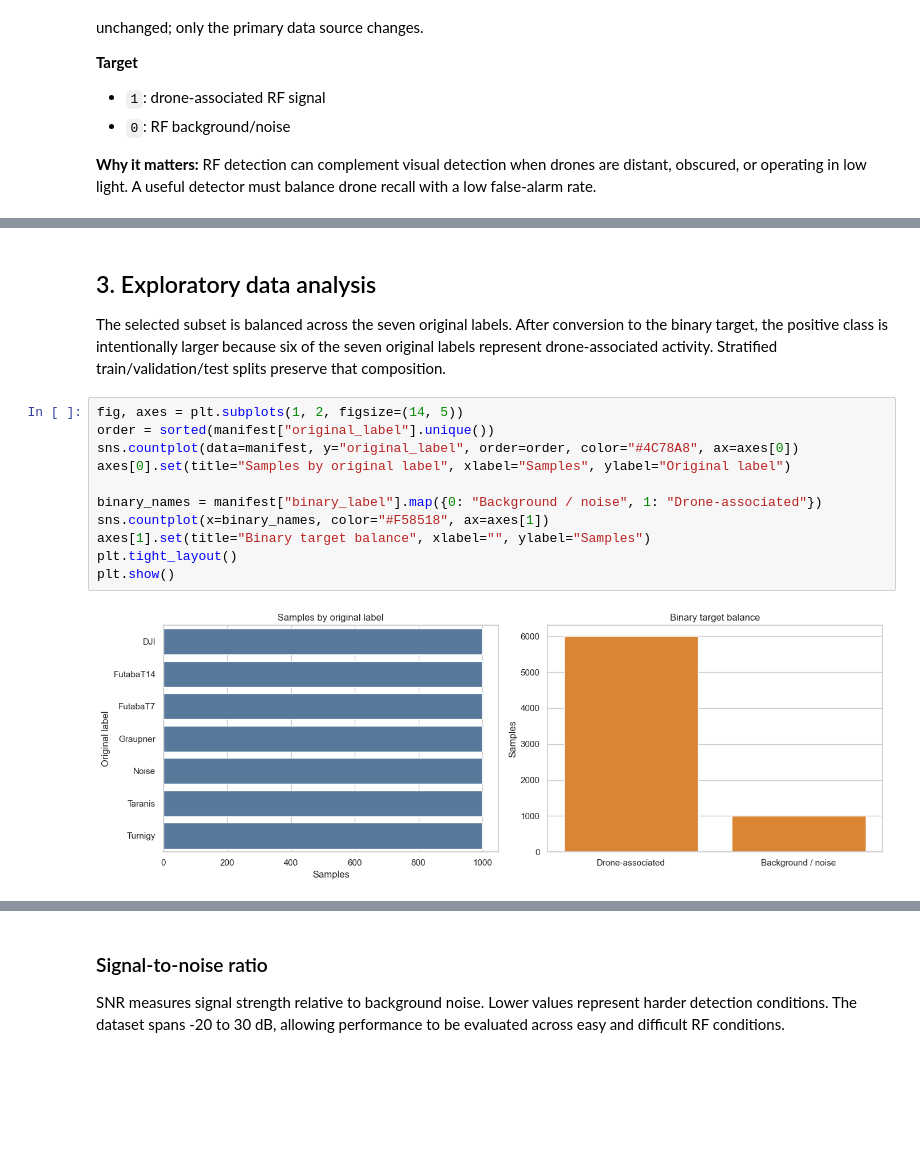
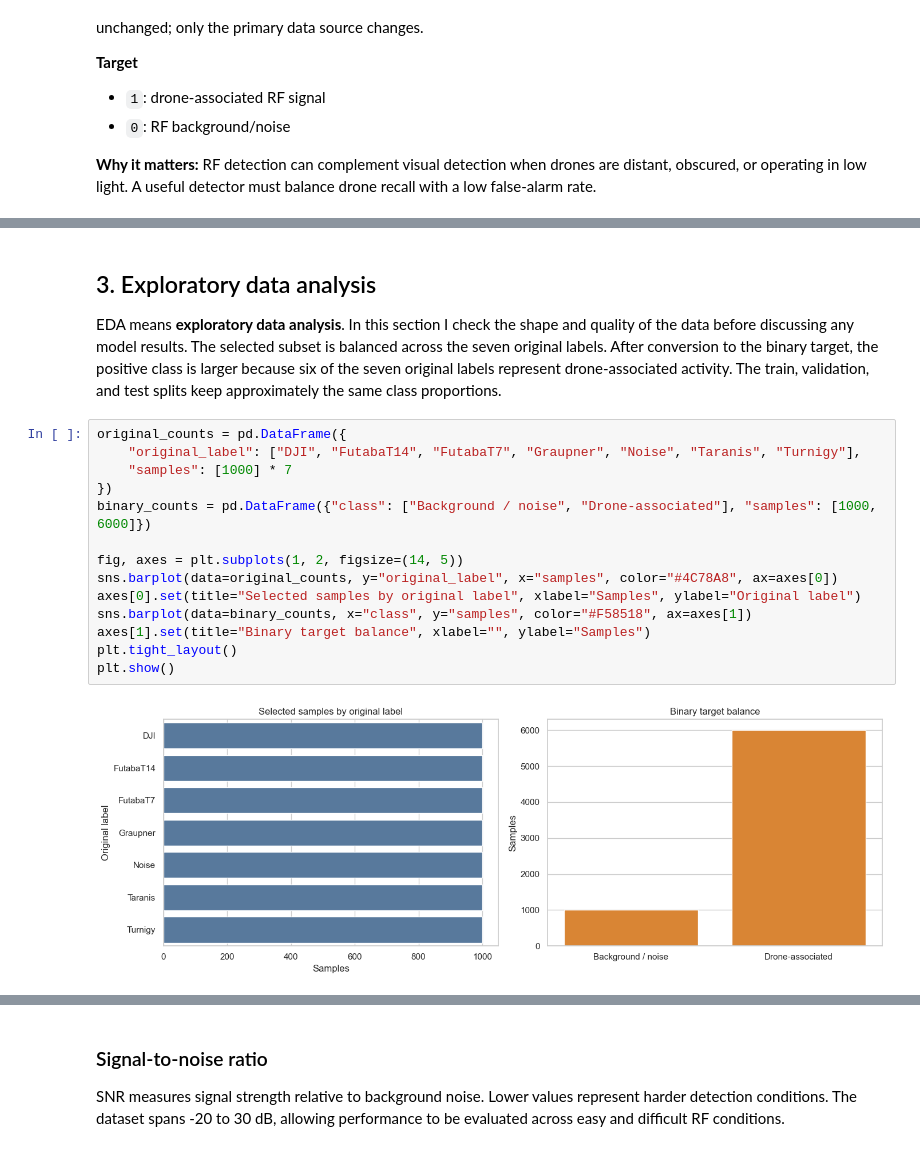
Before and after one commit to ayamundhenk/berkeley_capstone, a Jupyter notebook: notebooks/rf_drone_detection_capstone.executed.ipynb, the cells around one changed output, grey strips where cells are left out. Cells and saved outputs as stored; diff of their text form; blank space fills up the shorter version.

```diff
--- a/notebooks/rf_drone_detection_capstone.executed.ipynb
+++ b/notebooks/rf_drone_detection_capstone.executed.ipynb
@@ -95,18 +87,21 @@ Missing referenced signal files: 0
 # %% [markdown]
 ## 3. Exploratory data analysis
 
-The selected subset is balanced across the seven original labels. After conversion to the binary target, the positive class is intentionally larger because six of the seven original labels represent drone-associated activity. Stratified train/validation/test splits preserve that composition.
+EDA means **exploratory data analysis**. In this section I check the shape and quality of the data before discussing any model results. The selected subset is balanced across the seven original labels. After conversion to the binary target, the positive class is larger because six of the seven original labels represent drone-associated activity. The train, validation, and test splits keep approximately the same class proportions.
 # %%
+original_counts = pd.DataFrame({
+    "original_label": ["DJI", "FutabaT14", "FutabaT7", "Graupner", "Noise", "Taranis", "Turnigy"],
+    "samples": [1000] * 7
+})
+binary_counts = pd.DataFrame({"class": ["Background / noise", "Drone-associated"], "samples": [1000, 6000]})
+
 fig, axes = plt.subplots(1, 2, figsize=(14, 5))
-order = sorted(manifest["original_label"].unique())
-sns.countplot(data=manifest, y="original_label", order=order, color="#4C78A8", ax=axes[0])
-axes[0].set(title="Samples by original label", xlabel="Samples", ylabel="Original label")
-
-binary_names = manifest["binary_label"].map({0: "Background / noise", 1: "Drone-associated"})
-sns.countplot(x=binary_names, color="#F58518", ax=axes[1])
+sns.barplot(data=original_counts, y="original_label", x="samples", color="#4C78A8", ax=axes[0])
+axes[0].set(title="Selected samples by original label", xlabel="Samples", ylabel="Original label")
+sns.barplot(data=binary_counts, x="class", y="samples", color="#F58518", ax=axes[1])
 axes[1].set(title="Binary target balance", xlabel="", ylabel="Samples")
 plt.tight_layout()
 plt.show()
 # %% [output]
-[figure, old version]
+[figure, new version]
 # %%
```
Also changed, not shown: parts of 14 cells of this notebook, 2 other files.
